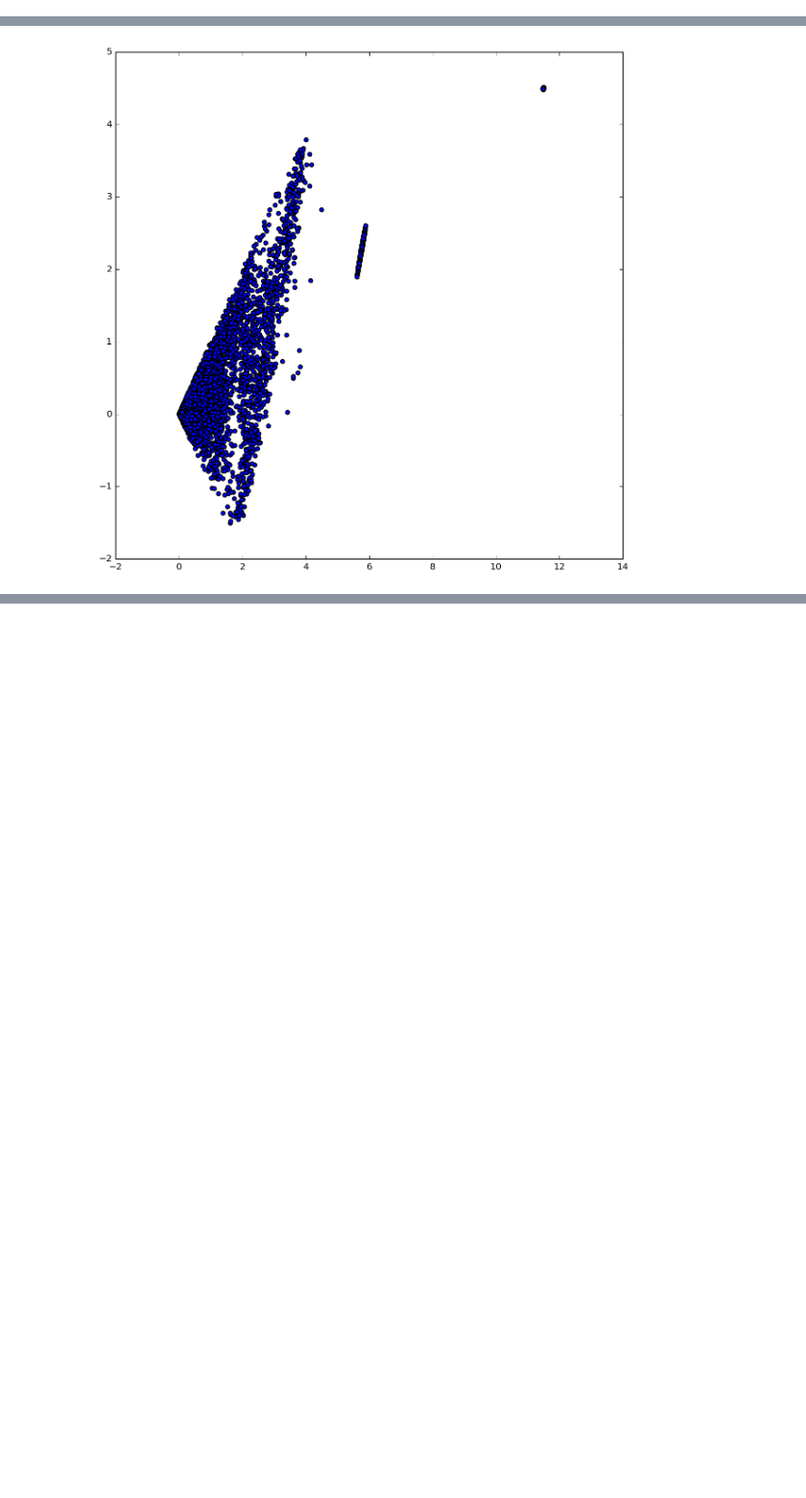
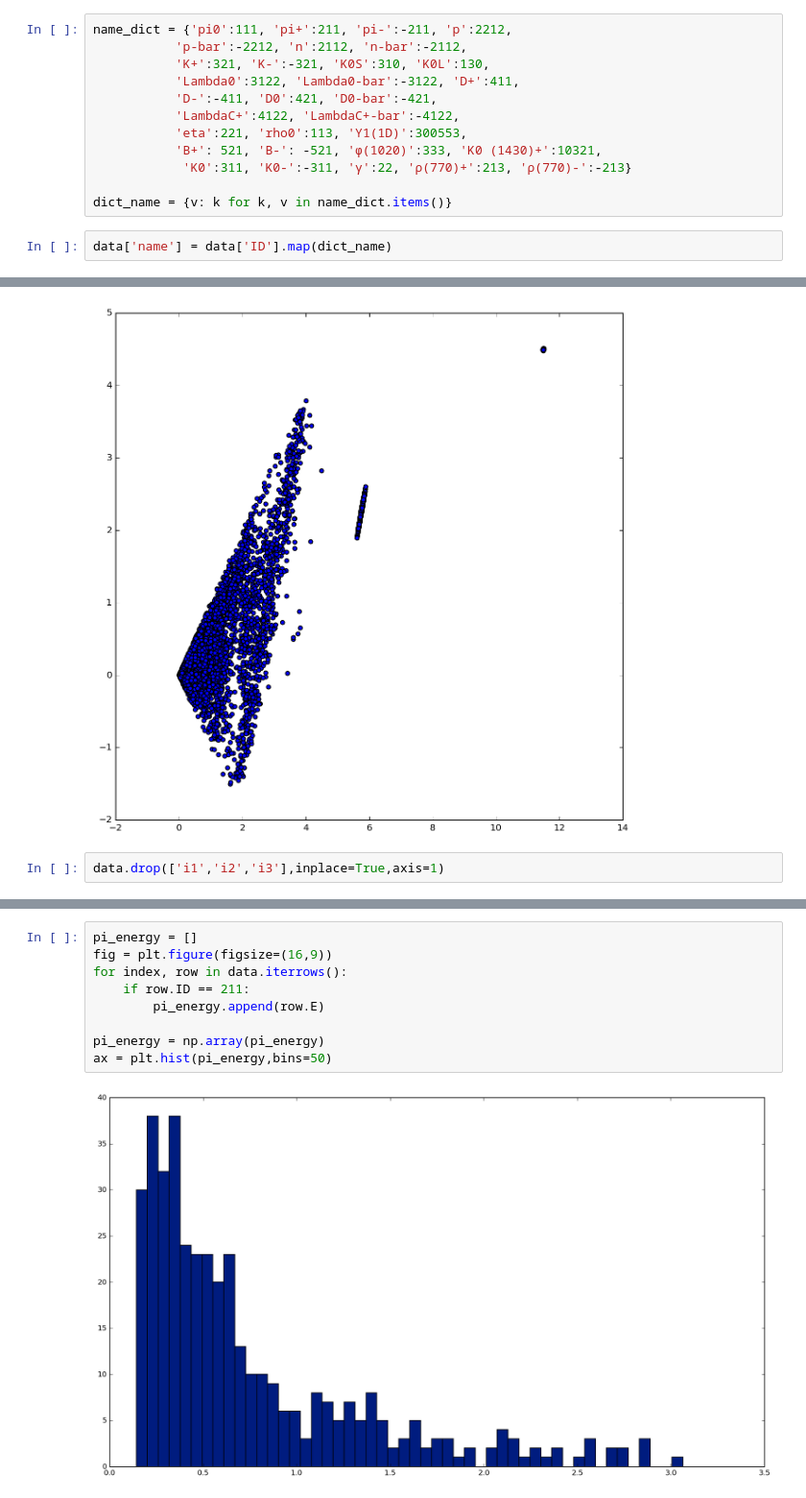
Before and after one commit to Biswa37/Homework, a Jupyter notebook: PHYS723/project/intro/Read Data.ipynb, the cells around one changed output, grey strips where cells are left out. Shown at 96% size. Saved outputs shown, nothing was run; the diff lists cells and outputs as text; blank space fills up the shorter version.

Commit message:
Read data

```diff
--- a/PHYS723/project/intro/Read Data.ipynb
+++ b/PHYS723/project/intro/Read Data.ipynb
@@ -27,3 +15,17 @@ data.describe()
+# %%
+name_dict = {'pi0':111, 'pi+':211, 'pi-':-211, 'p':2212,
+           'p-bar':-2212, 'n':2112, 'n-bar':-2112,
+           'K+':321, 'K-':-321, 'K0S':310, 'K0L':130,
+           'Lambda0':3122, 'Lambda0-bar':-3122, 'D+':411,
+           'D-':-411, 'D0':421, 'D0-bar':-421,
+           'LambdaC+':4122, 'LambdaC+-bar':-4122,
+           'eta':221, 'rho0':113, 'Υ1(1D)':300553,
+           'B+': 521, 'B-': -521, 'φ(1020)':333, 'K0 (1430)+':10321,
+            'K0':311, 'K0-':-311, 'γ':22, 'ρ(770)+':213, 'ρ(770)-':-213}
+
+dict_name = {v: k for k, v in name_dict.items()}
+# %%
+data['name'] = data['ID'].map(dict_name)
 # %%
 #ax = scatter_matrix(data, alpha=0.2, figsize=(16, 9))
 # %%
@@ -56,3 +58,5 @@ ax = plt.scatter(kinematics['E'],kinematics['Pz'])
 #mpld3.display(fig)
 # %% [output]
 [figure]
+# %%
+data.drop(['i1','i2','i3'],inplace=True,axis=1)
@@ -58,0 +73,11 @@ ax = plt.scatter(kinematics['E'],kinematics['Pz'])
+# %%
+pi_energy = []
+fig = plt.figure(figsize=(16,9))
+for index, row in data.iterrows():
+    if row.ID == 211:
+        pi_energy.append(row.E)
+
+pi_energy = np.array(pi_energy)
+ax = plt.hist(pi_energy,bins=50)
+# %% [output]
+[figure, added]
```
Also changed, not shown: parts of 8 cells of this notebook, 3 other files.
